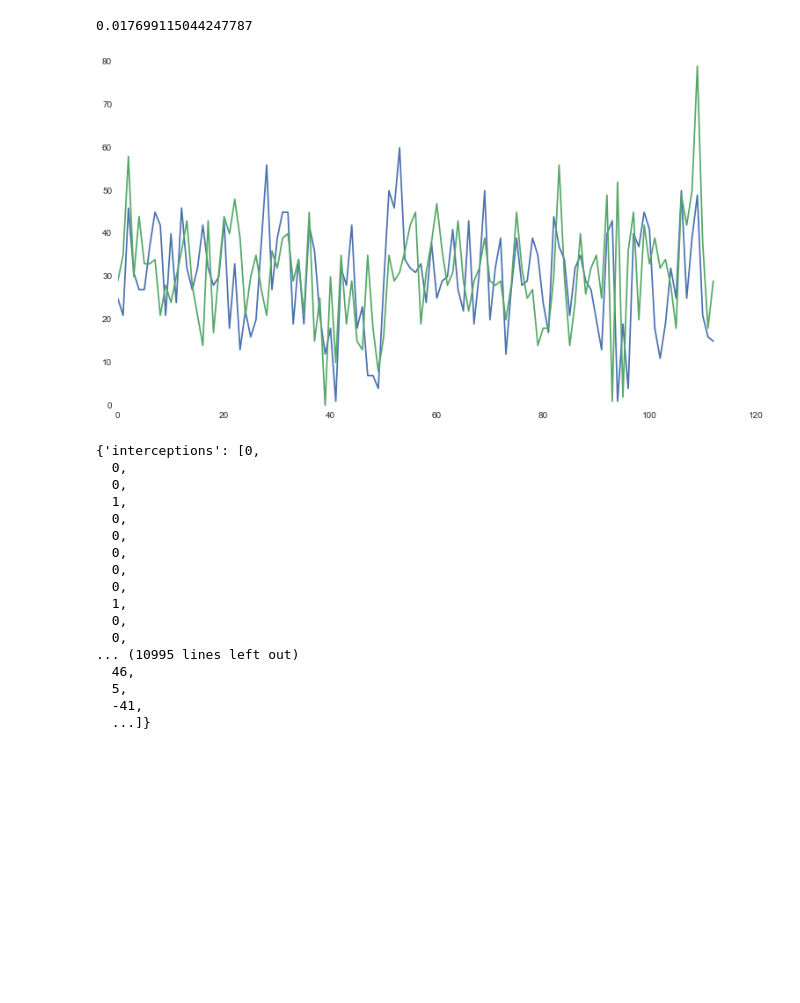
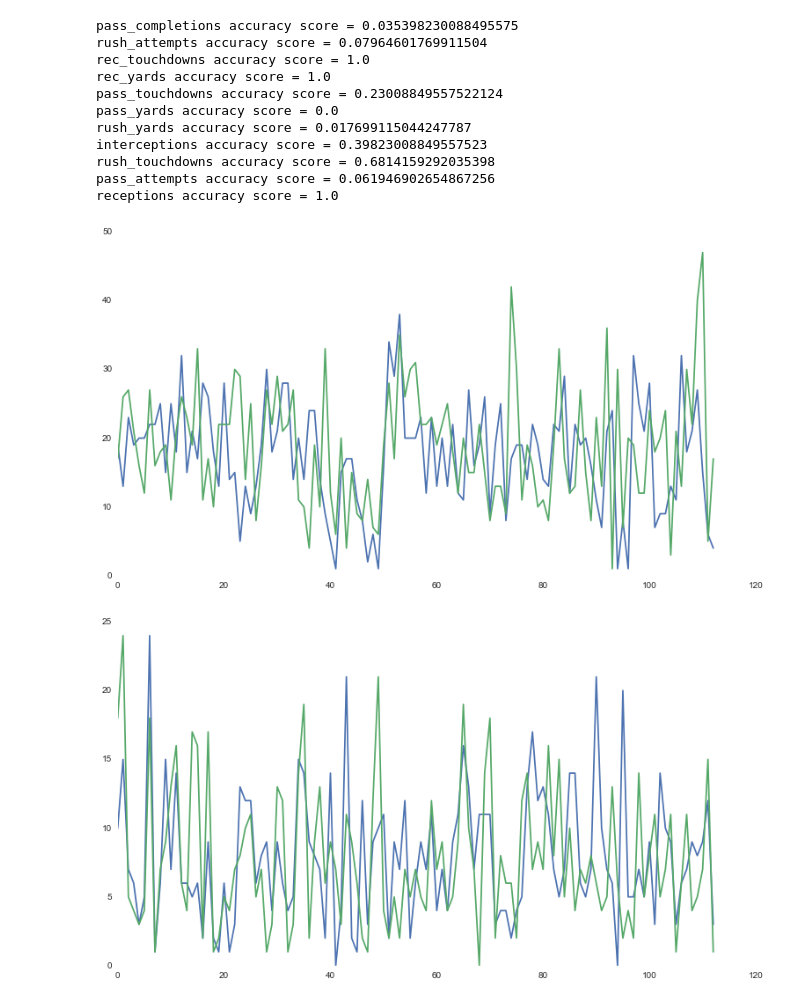
Before and after one commit to CoopTheOriginal/college_football_fantasy, a Jupyter notebook: Testing Model Choice.ipynb, the cells around one changed output. Cells and saved outputs as stored; diff of their text form; code cells hidden in the pictures; blank space fills up the shorter version.

Commit message:
successfully ran model for each attribute

```diff
--- a/Testing Model Choice.ipynb
+++ b/Testing Model Choice.ipynb
@@ -14,13 +14,6 @@ def team_to_int_dict():
 
 team_ids = team_to_int_dict()
 
-def prep_qb_stats(player_list):
-    pass_attempts = np.array([stat.pass_attempts for stat in player_list])
-    pass_completions = np.array([stat.pass_completions for stat in player_list])
-    pass_yards = np.array([stat.pass_yards for stat in player_list])
-    pass_touchdowns = np.array([stat.pass_touchdowns for stat in player_list])
-    return pass_attempts, pass_completions, pass_yards, pass_touchdowns
-
 def prep_model_input(player_list):
     return np.array([[team_ids[stat.game.team], stat.game.home]
                       for stat in player_list])
@@ -35,21 +28,19 @@ def run_model(train_input, train_answer, test_input, test_answer):
     plt.plot(predicted)
     return accuracy_score(test_answer, predicted)
 
-
 def get_train_test_players():
     train_players = PlayerData.objects.filter(game__week__lte=13)
     test_players = PlayerData.objects.filter(game__week=14)
     return train_players, test_players
 
+def player_stat_arrays(player_list):
+    final_dict = player_list[0].to_dict()
+    final_dict = {stat_name:np.array([]) for stat_name in final_dict.keys()}
+    for player in player_list:
+        player_dict = player.to_dict()
+        for stat in final_dict.keys():
+            new_list = np.append(final_dict[stat], [player_dict[stat]])
+            final_dict[stat] = new_list
+    return final_dict
+
 train_players, test_players = get_train_test_players()
-# %%
-train_input = prep_model_input(train_players)
-test_input = prep_model_input(test_players)
-
-train_pass_attempts, train_pass_completions, train_pass_yards, train_pass_touchdowns = prep_qb_stats(train_players)
-test_pass_attempts, test_pass_completions, test_pass_yards, test_pass_touchdowns = prep_qb_stats(test_players)
-
-run_model(train_input, train_pass_attempts, test_input, test_pass_attempts)
-# %% [output]
-0.017699115044247787
-[figure, removed]
@@ -63,20 +47,24 @@ for player in train_players:
-# %%
-final_dict
-# %% [output]
-{'interceptions': [0,
-  0,
-  0,
-  1,
-  0,
-  0,
-  0,
-  0,
-  0,
-  1,
-  0,
-  0,
-... (10995 lines left out)
-  46,
-  5,
-  -41,
-  ...]}
+# %%
+train_input = prep_model_input(train_players)
+test_input = prep_model_input(test_players)
+
+train_players_dict = player_stat_arrays(train_players)
+test_players_dict = player_stat_arrays(test_players)
+
+for player_stat in train_players_dict.keys():
+    accuracy = run_model(train_input, train_players_dict[player_stat], test_input, test_players_dict[player_stat])
+    print('{} accuracy score = {}'.format(player_stat, accuracy))
+# %% [output]
+pass_completions accuracy score = 0.035398230088495575
+rush_attempts accuracy score = 0.07964601769911504
+rec_touchdowns accuracy score = 1.0
+rec_yards accuracy score = 1.0
+pass_touchdowns accuracy score = 0.23008849557522124
+pass_yards accuracy score = 0.0
+rush_yards accuracy score = 0.017699115044247787
+interceptions accuracy score = 0.39823008849557523
+rush_touchdowns accuracy score = 0.6814159292035398
+pass_attempts accuracy score = 0.061946902654867256
+receptions accuracy score = 1.0
+[figure, added]
+[figure, added]
```
Also changed, not shown: parts of 2 cells of this notebook, 1 other file.
